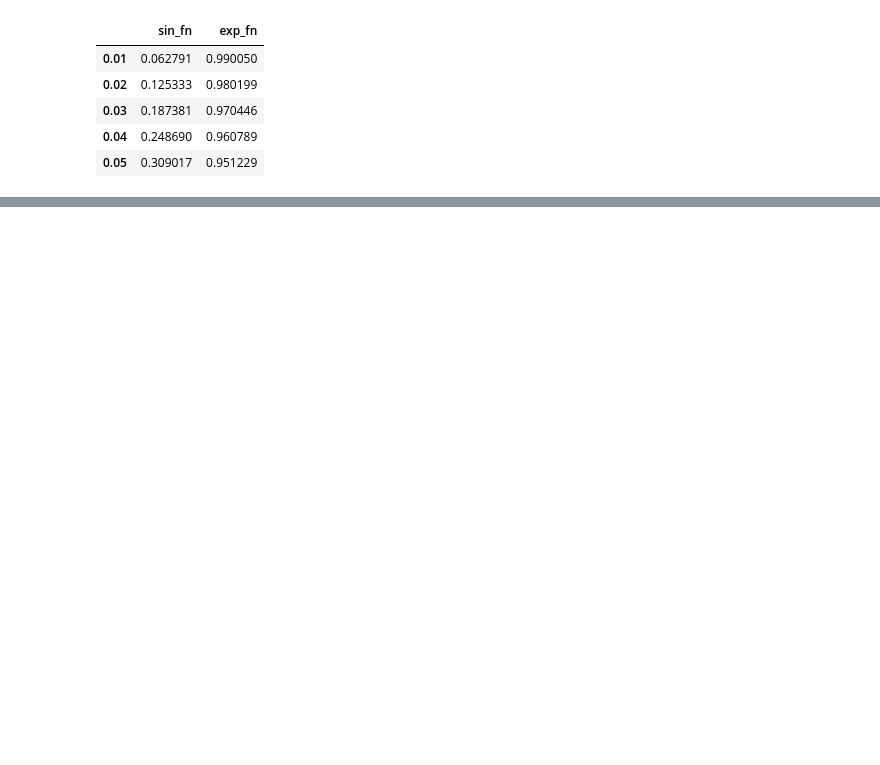
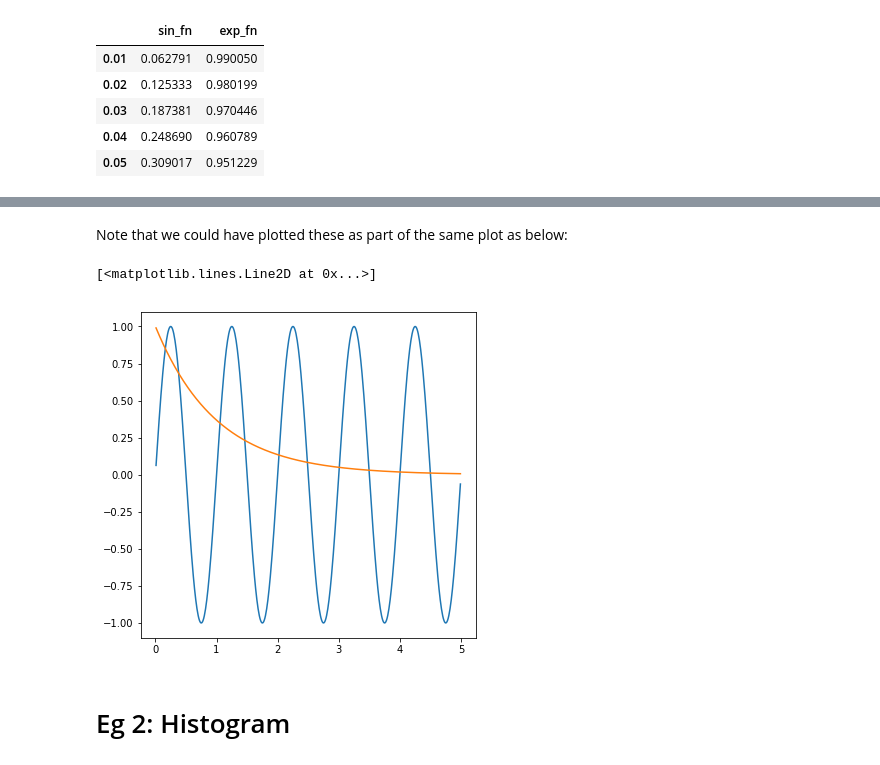
Before and after one commit to nayefahmad/jupyter-notebook-home, a Jupyter notebook: 2019-12-05_matplotlib-examples.ipynb, the cells around one changed output, grey strips where cells are left out. Saved outputs shown, nothing was run; the diff lists cells and outputs as text; code cells hidden in the pictures; blank space fills up the shorter version.

```diff
--- a/2019-12-05_matplotlib-examples.ipynb
+++ b/2019-12-05_matplotlib-examples.ipynb
@@ -36,0 +127,10 @@ df1.head()
+# %% [markdown]
+Note that we could have plotted these as part of the same plot as below:
+# %%
+plt.plot(df1['sin_fn'])
+plt.plot(df1['exp_fn'])
+# %% [output]
+[<matplotlib.lines.Line2D at 0x...>]
+[figure, added]
+# %% [markdown]
+# Eg 2: Histogram
```
Also changed, not shown: parts of 11 cells of this notebook.
